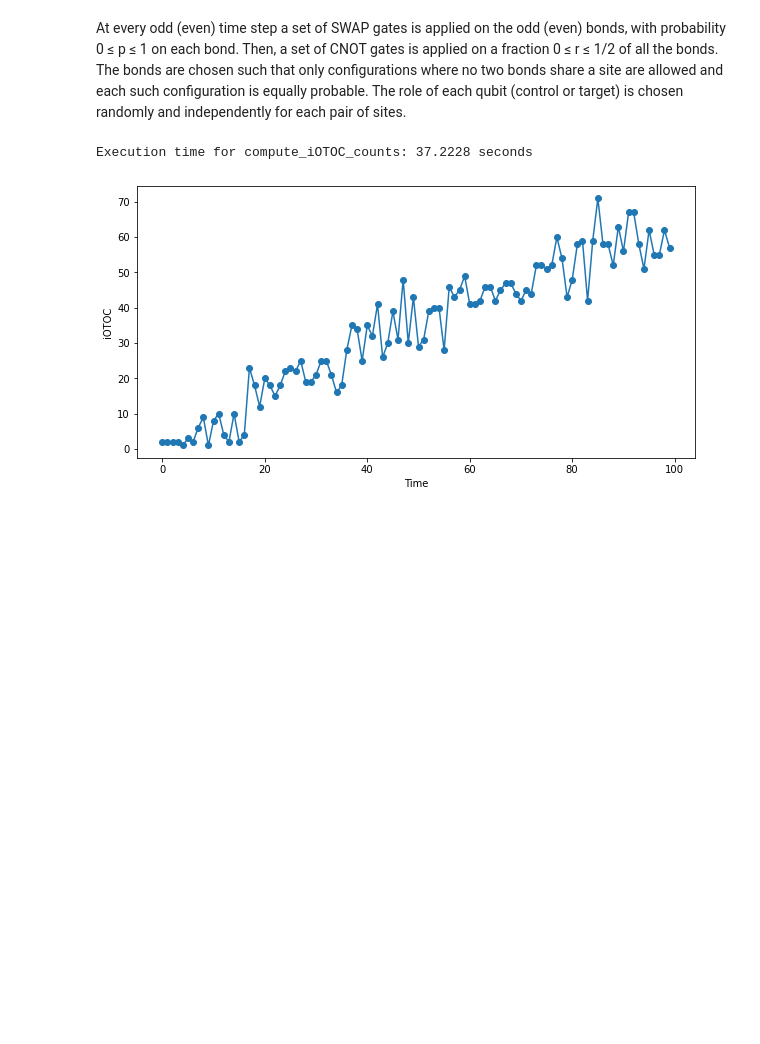
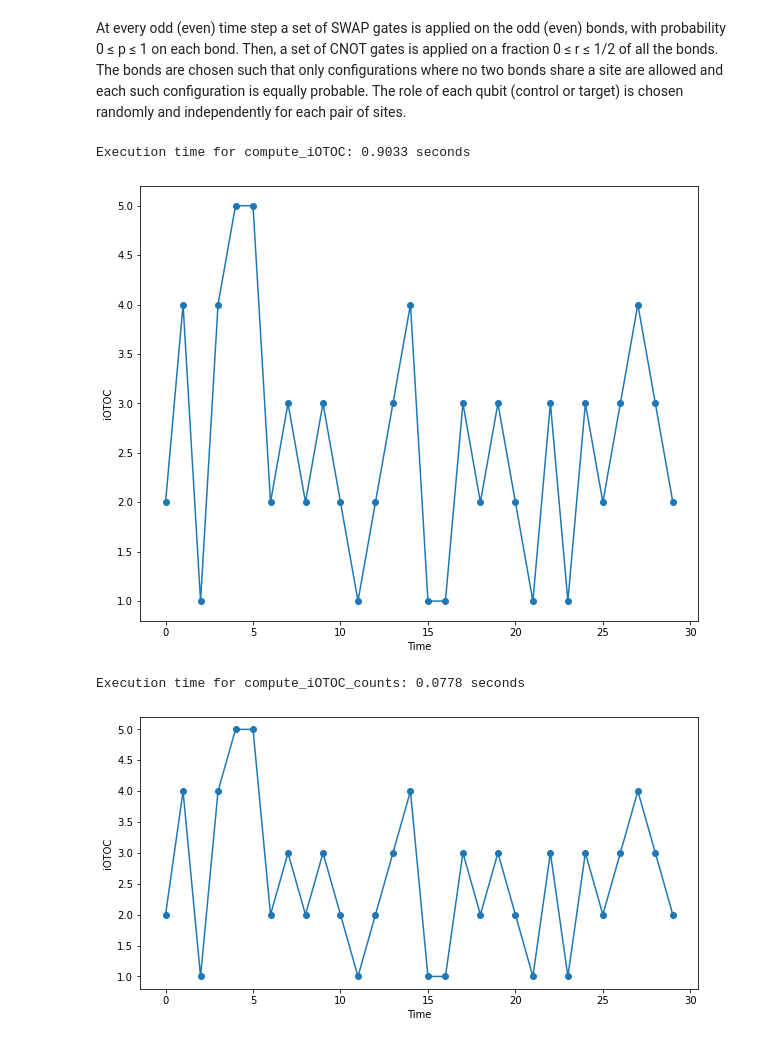
Before and after one commit to PiPevafo/OTOCs-Random-Circuits, a Jupyter notebook: scrambling_random_clifford.ipynb, the cells around one changed output. Cells and saved outputs as stored; diff of their text form; code cells hidden in the pictures; blank space fills up the shorter version.

Commit message:
Density and iotoc graphs running and optimized

```diff
--- a/scrambling_random_clifford.ipynb
+++ b/scrambling_random_clifford.ipynb
@@ -174,34 +211,36 @@ def compute_iOTOC_counts(n_qubits, time, layers, init_site):
 # %%
 import time
 
-L = 120
-T = 100
+L = 5
+T = 30
 p = 0.9
 r = 0.5
 
 layers = create_circuit_layers(L,T, p, r)
 
-# start_time1 = time.time()
-# iOTOC_times1, iOTOC_vals1, layers = compute_iOTOC(L, T, layers, init_site=L//2)
-# end_time1 = time.time()
-# print(f"Execution time for compute_iOTOC: {end_time1 - start_time1:.4f} seconds")
+start_time1 = time.time()
+iOTOC_times1, iOTOC_vals1, layers = compute_iOTOC(L, T, layers, init_site=L//2)
+end_time1 = time.time()
+print(f"Execution time for compute_iOTOC: {end_time1 - start_time1:.4f} seconds")
 
-# plt.figure(figsize=(10, 8))
-# plt.plot(iOTOC_times1, iOTOC_vals1, marker='o')
-# plt.xlabel('Time')
-# plt.ylabel('iOTOC')
-# plt.show()
+plt.figure(figsize=(10, 8))
+plt.plot(iOTOC_times1, iOTOC_vals1, marker='o')
+plt.xlabel('Time')
+plt.ylabel('iOTOC')
+plt.show()
 
 start_time2 = time.time()
-iOTOC_times2, iOTOC_vals2 = compute_iOTOC_counts(L, T, layers, init_site=L//2)
+iOTOC_times2, iOTOC_vals2, density = compute_iOTOC_counts(L, T, layers, init_site=L//2)
 end_time2 = time.time()
 print(f"Execution time for compute_iOTOC_counts: {end_time2 - start_time2:.4f} seconds")
 
 plt.figure(figsize=(10, 5))
 plt.plot(iOTOC_times2, iOTOC_vals2, marker='o')
 plt.xlabel('Time')
 plt.ylabel('iOTOC')
 plt.show()
 # %% [output]
-Execution time for compute_iOTOC_counts: 37.2228 seconds
+Execution time for compute_iOTOC: 0.9033 seconds
-[figure, old version]
+[figure, new version]
+Execution time for compute_iOTOC_counts: 0.0778 seconds
+[figure, added]
```
Also changed, not shown: parts of 11 cells of this notebook, 3 other files.
